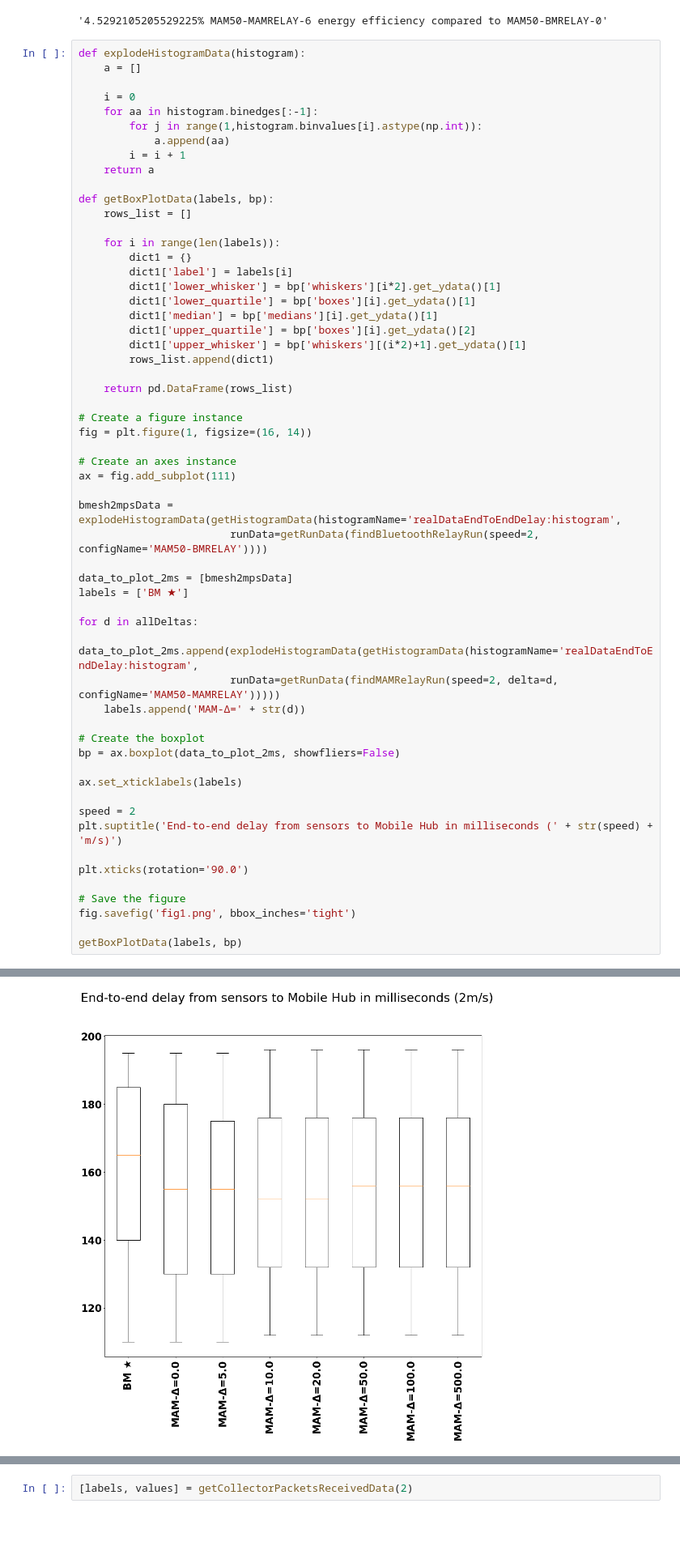
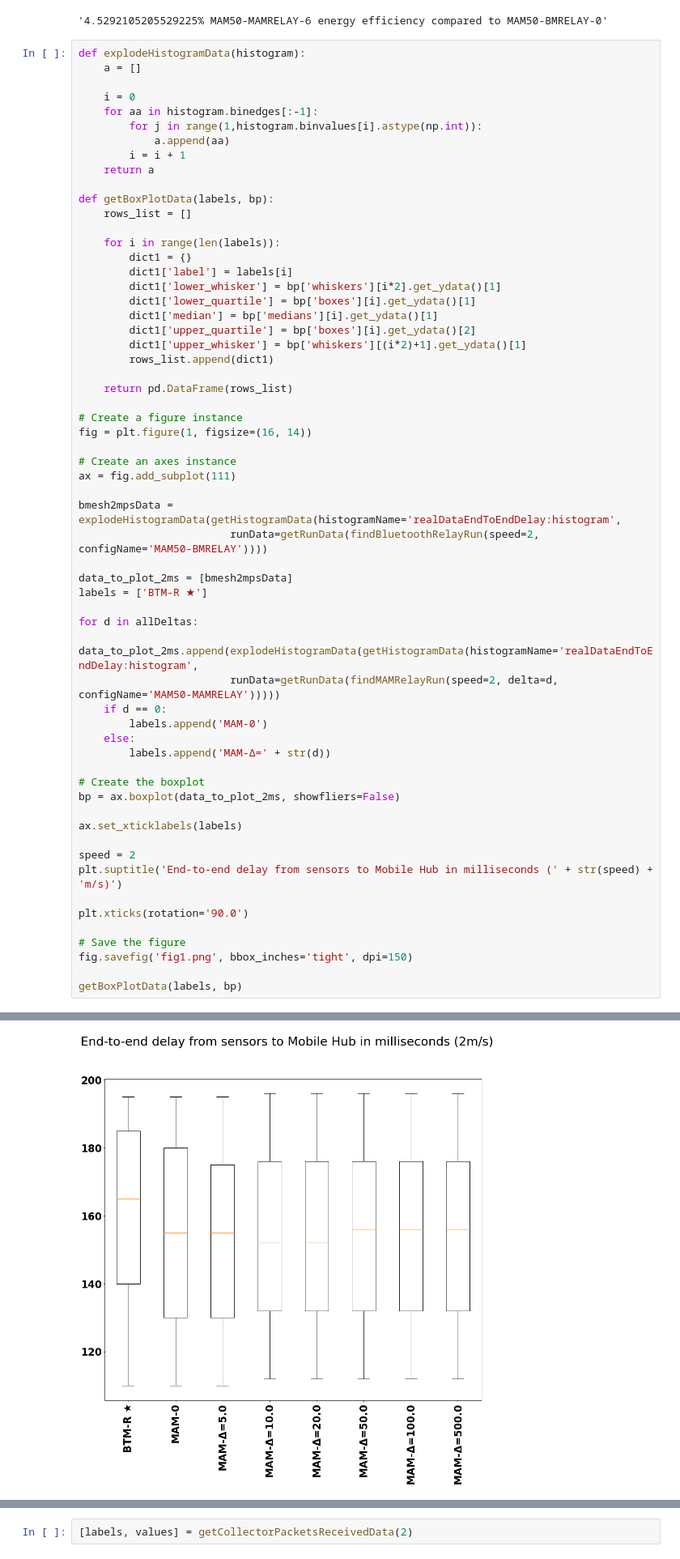
Before and after one commit to marcelopaulon/PUC-Rio, a Jupyter notebook: showcases/projects/mam/Untitled.ipynb, the cells around one changed output, grey strips where cells are left out. Shown at 81% size. Saved outputs shown, nothing was run; the diff lists cells and outputs as text; blank space fills up the shorter version.

Commit message:
Increase dpi and change labels

```diff
--- a/showcases/projects/mam/Untitled.ipynb
+++ b/showcases/projects/mam/Untitled.ipynb
@@ -383,12 +383,15 @@ bmesh2mpsData = explodeHistogramData(getHistogramData(histogramName='realDataEnd
                         runData=getRunData(findBluetoothRelayRun(speed=2, configName='MAM50-BMRELAY'))))
 
 data_to_plot_2ms = [bmesh2mpsData]
-labels = ['BM ★']
+labels = ['BTM-R ★']
 
 for d in allDeltas:
     data_to_plot_2ms.append(explodeHistogramData(getHistogramData(histogramName='realDataEndToEndDelay:histogram',
                         runData=getRunData(findMAMRelayRun(speed=2, delta=d, configName='MAM50-MAMRELAY')))))
-    labels.append('MAM-Δ=' + str(d))
+    if d == 0:
+        labels.append('MAM-0')
+    else:
+        labels.append('MAM-Δ=' + str(d))
 
 # Create the boxplot
 bp = ax.boxplot(data_to_plot_2ms, showfliers=False)
@@ -401,7 +404,7 @@ plt.suptitle('End-to-end delay from sensors to Mobile Hub in milliseconds (' + s
 plt.xticks(rotation='90.0')
 
 # Save the figure
-fig.savefig('fig1.png', bbox_inches='tight')
+fig.savefig('fig1.png', bbox_inches='tight', dpi=150)
 
 getBoxPlotData(labels, bp)
 # %% [output]
@@ -411,10 +414,10 @@ getBoxPlotData(labels, bp)
 | 2 | MAM-Δ=5.0 | 110.0 | 130.0 | 155.0 | 175.0 | 195.0 |
 | 3 | MAM-Δ=10.0 | 112.0 | 132.0 | 152.0 | 176.0 | 196.0 |
 | 4 | MAM-Δ=20.0 | 112.0 | 132.0 | 152.0 | 176.0 | 196.0 |
 | 5 | MAM-Δ=50.0 | 112.0 | 132.0 | 156.0 | 176.0 | 196.0 |
 | 6 | MAM-Δ=100.0 | 112.0 | 132.0 | 156.0 | 176.0 | 196.0 |
 | 7 | MAM-Δ=500.0 | 112.0 | 132.0 | 156.0 | 176.0 | 196.0 |
-[figure, old version]
+[figure, new version]
 # %%
 # Create a figure instance
 fig = plt.figure(1, figsize=(16, 14))
```
Also changed, not shown: parts of 28 cells of this notebook, 15 other files.
